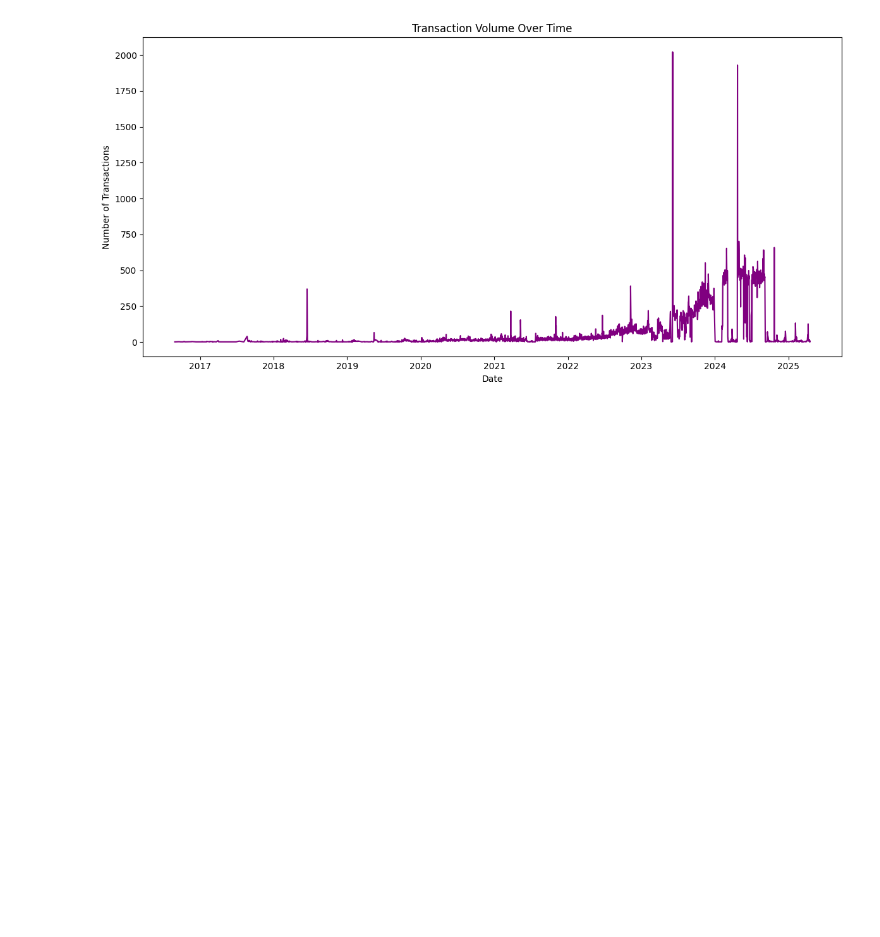
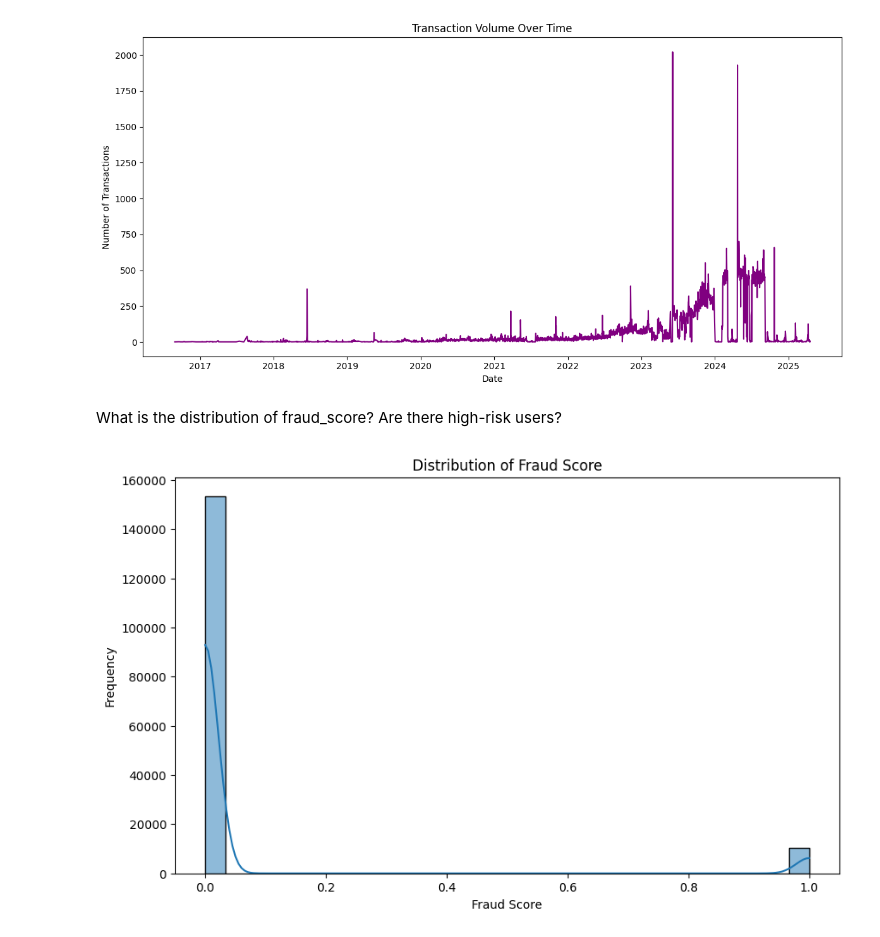
Before and after one commit to mancatha/DataAnalytics-Assessment, a Jupyter notebook: notebooh.ipynb, the cells around one changed output. Drawn from its saved outputs; the diff is of its cells as text; code cells hidden in the pictures; blank space fills up the shorter version.

```diff
--- a/notebooh.ipynb
+++ b/notebooh.ipynb
@@ -746,3 +746,16 @@ plt.tight_layout()
 plt.show()
 # %% [output]
 [figure]
+# %% [markdown]
+What is the distribution of fraud_score? Are there high-risk users?
+# %%
+import seaborn as sns
+# Plot distribution of fraud_score
+plt.figure(figsize=(10, 6))
+sns.histplot(merged_df['is_a_fund'], bins=30, kde=True)
+plt.title('Distribution of Fraud Score')
+plt.xlabel('Fraud Score')
+plt.ylabel('Frequency')
+plt.show()
+# %% [output]
+[figure, added]
```
